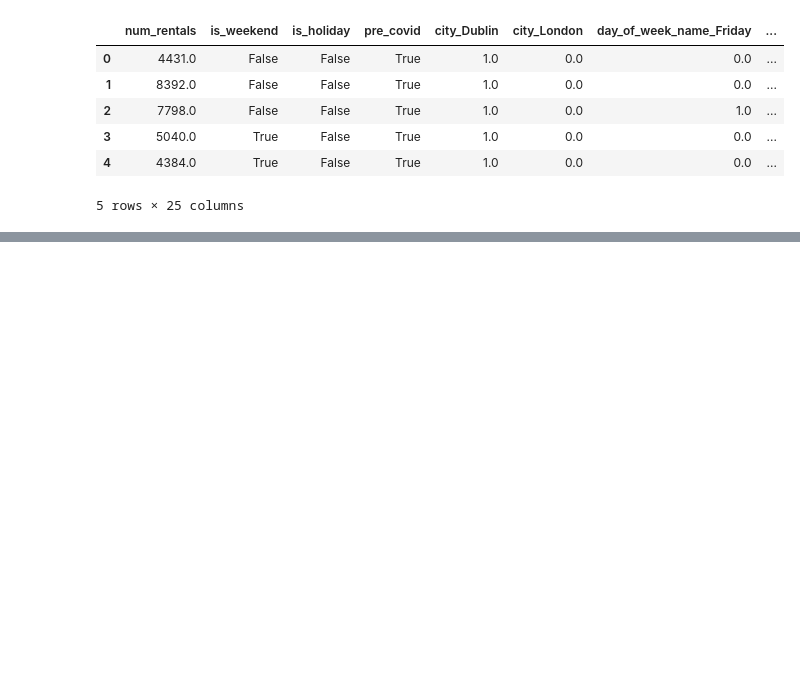
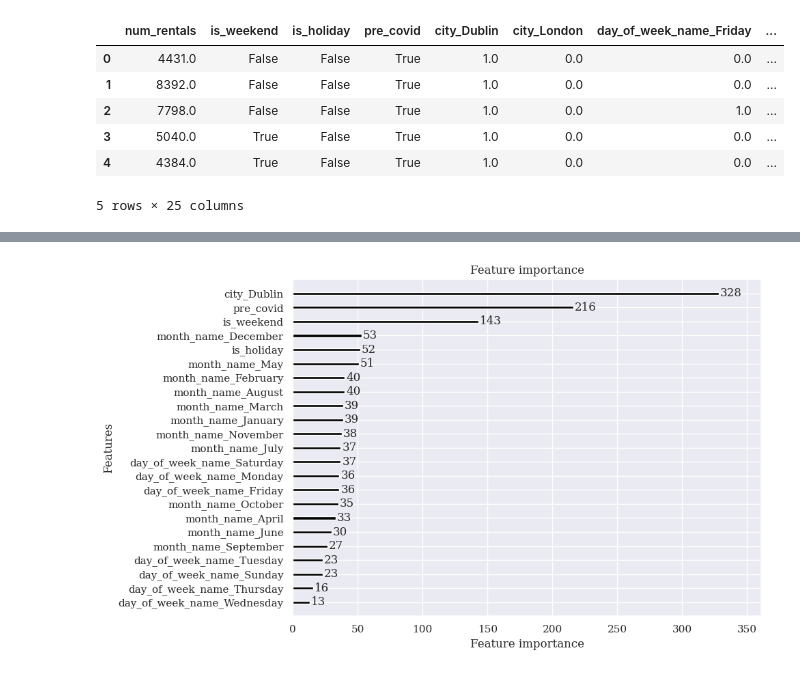
Before and after one commit to step-hen-burke/CA2, a Jupyter notebook: 3_rental_prediction.ipynb, the cells around one changed output, grey strips where cells are left out. Drawn from its saved outputs; the diff is of its cells as text; code cells hidden in the pictures; blank space fills up the shorter version.

```diff
--- a/3_rental_prediction.ipynb
+++ b/3_rental_prediction.ipynb
@@ -103,0 +162,6 @@ models = {
+# %%
+x = lgb.plot_importance(models['LightGBM'], figsize=(10,6), color='black')
+plt.tight_layout()
+x.figure.savefig(chart_folder / 'lightgbm_importance.png');
+# %% [output]
+[figure, added]
```
Also changed, not shown: parts of 23 cells of this notebook.
